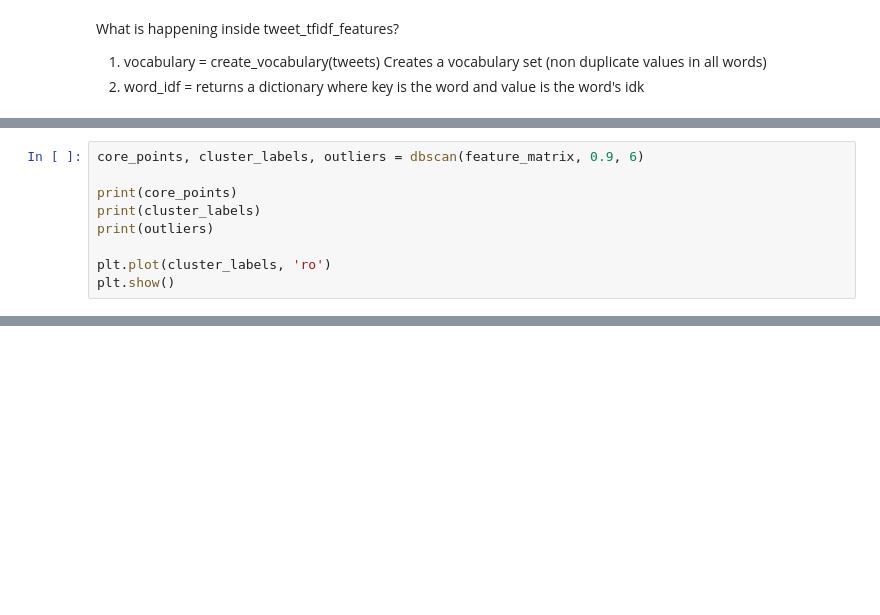
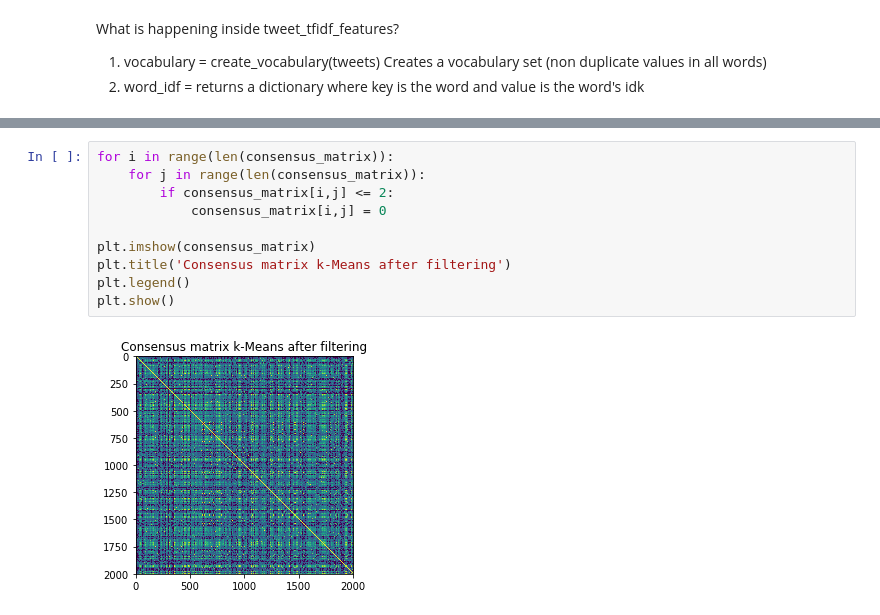
Before and after one commit to satyamkapoor/project_dataanalysis, a Jupyter notebook: Data Project.ipynb, the cells around one changed output, grey strips where cells are left out. Cells and saved outputs as stored; diff of their text form; blank space fills up the shorter version.

```diff
--- a/Data Project.ipynb
+++ b/Data Project.ipynb
@@ -413,9 +190,0 @@ Silhouette score: -0.022752
-# %%
-core_points, cluster_labels, outliers = dbscan(feature_matrix, 0.9, 6)
-
-print(core_points)
-print(cluster_labels)
-print(outliers)
-
-plt.plot(cluster_labels, 'ro')
-plt.show()
@@ -540,0 +285,12 @@ dbscan_filtered_tweets.shape
+# %%
+for i in range(len(consensus_matrix)):
+    for j in range(len(consensus_matrix)):
+        if consensus_matrix[i,j] <= 2:
+            consensus_matrix[i,j] = 0
+
+plt.imshow(consensus_matrix)
+plt.title('Consensus matrix k-Means after filtering')
+plt.legend()
+plt.show()
+# %% [output]
+[figure, added]
```
Also changed, not shown: parts of 55 cells of this notebook.
